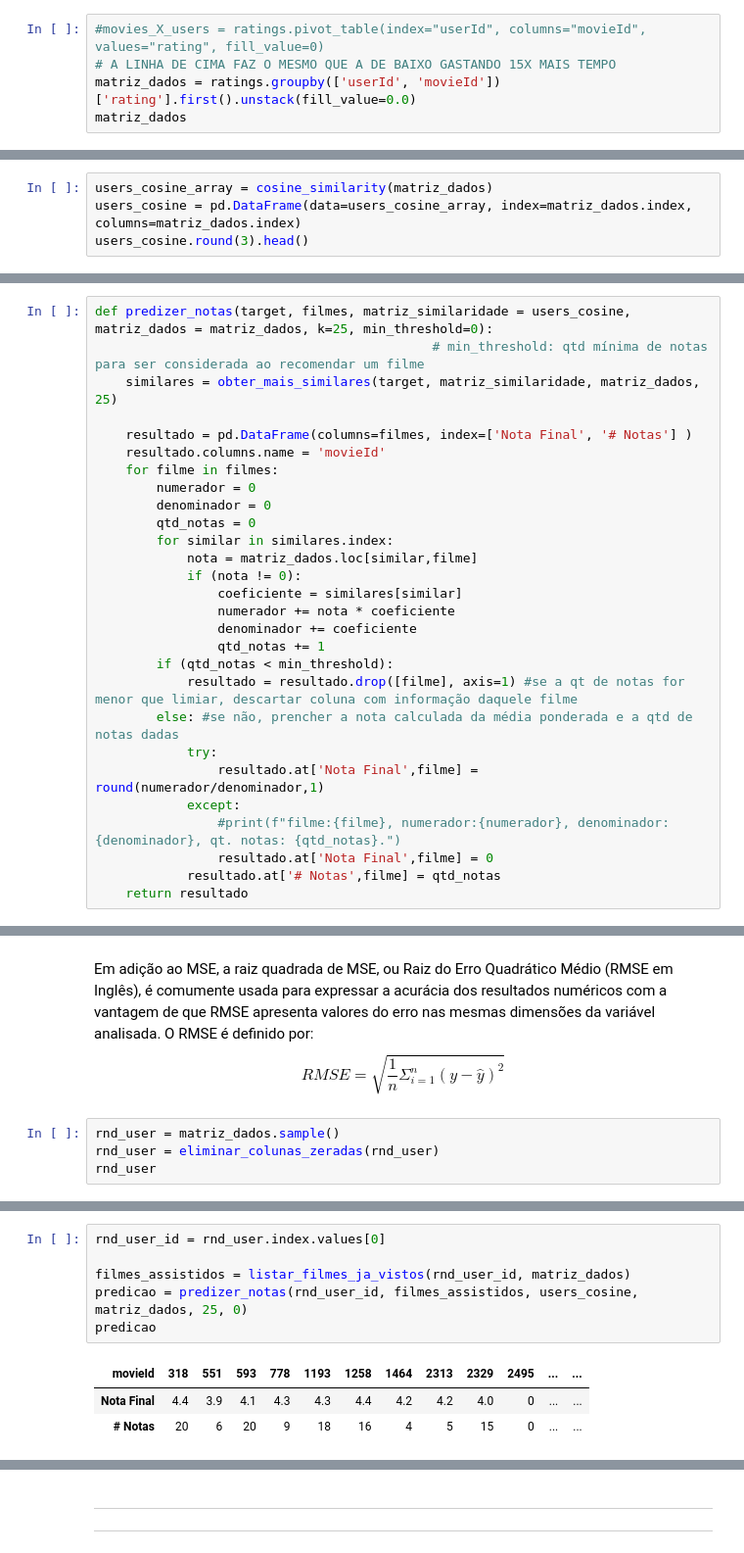
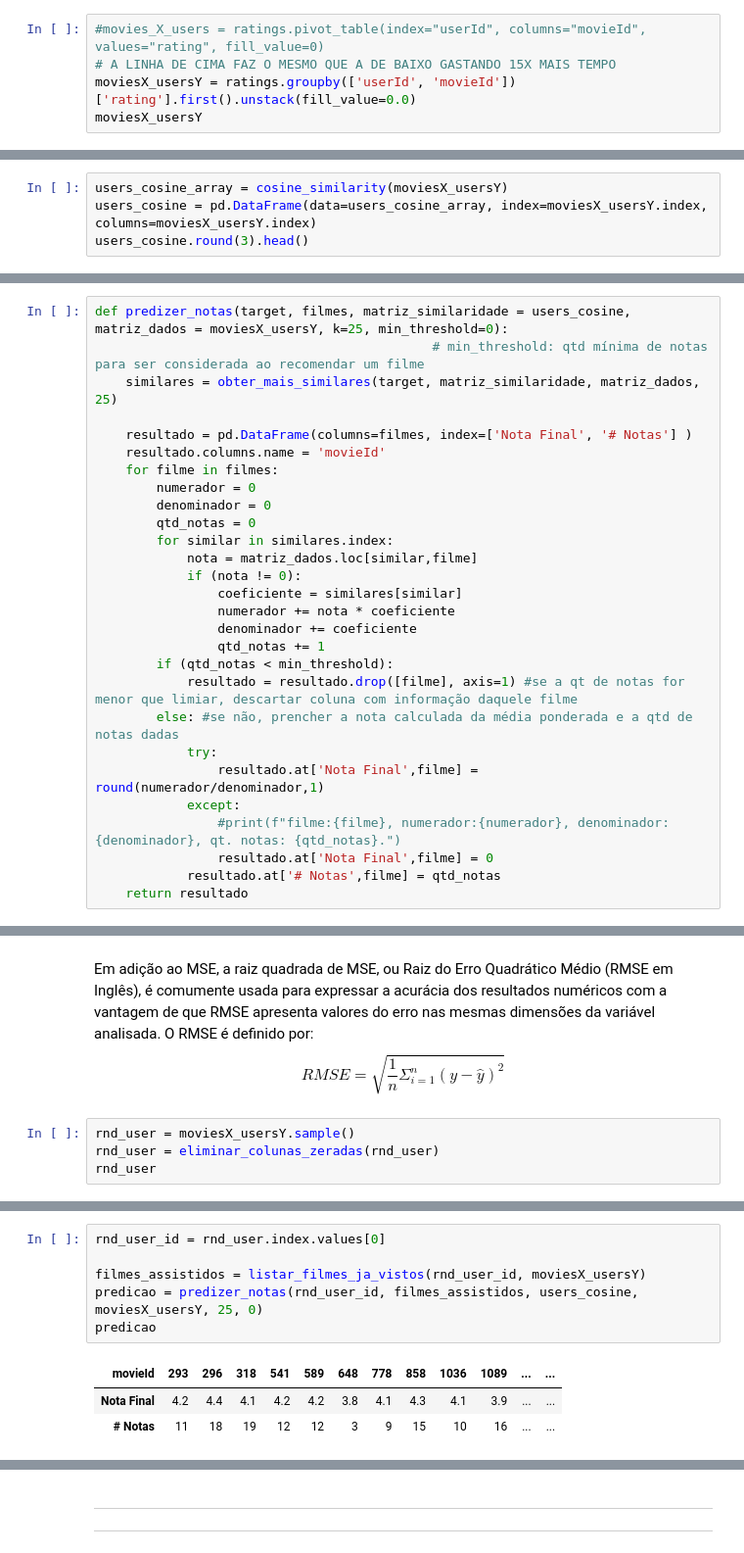
Before and after one commit to xnes/recsys, a Jupyter notebook: rec_sys_apresentacao.ipynb, the cells around one changed output, grey strips where cells are left out. Shown: that part at 98% size. Cells and saved outputs as stored; diff of their text form.

```diff
--- a/rec_sys_apresentacao.ipynb
+++ b/rec_sys_apresentacao.ipynb
@@ -106,8 +106,8 @@ Name: rating, dtype: float64
 # %%
 #movies_X_users = ratings.pivot_table(index="userId", columns="movieId", values="rating", fill_value=0)
 # A LINHA DE CIMA FAZ O MESMO QUE A DE BAIXO GASTANDO 15X MAIS TEMPO
-matriz_dados = ratings.groupby(['userId', 'movieId'])['rating'].first().unstack(fill_value=0.0)
-matriz_dados
+moviesX_usersY = ratings.groupby(['userId', 'movieId'])['rating'].first().unstack(fill_value=0.0)
+moviesX_usersY
 # %% [output]
 | movieId | 1 | 2 | 3 | 4 | 5 | 6 | 7 | 8 | 9 | 10 | ... | ... |
 | userId |  |  |  |  |  |  |  |  |  |  |  | ... |
@@ -144,8 +144,8 @@ Essa medida de similaridade deve seu nome ao fato de ser igual ao cosseno do ân
 Dado 2 vetores, A e B, a similiridade por cosseno, cos($\theta$), é representada pelo produto escalar
 $$\text{cosine similarity} =S_C (x,y):= \cos(\theta) = {\mathbf{x} \cdot \mathbf{y} \over \|\mathbf{x}\| \|\mathbf{y}\|} = \frac{ \sum\limits_{i=1}^{n}{x_i  y_i} }{ \sqrt{\sum\limits_{i=1}^{n}{x_i^2}}  \sqrt{\sum\limits_{i=1}^{n}{y_i^2}} }$$
 # %%
-users_cosine_array = cosine_similarity(matriz_dados)
-users_cosine = pd.DataFrame(data=users_cosine_array, index=matriz_dados.index, columns=matriz_dados.index)
+users_cosine_array = cosine_similarity(moviesX_usersY)
+users_cosine = pd.DataFrame(data=users_cosine_array, index=moviesX_usersY.index, columns=moviesX_usersY.index)
 users_cosine.round(3).head()
 # %% [output]
 | userId | 1 | 2 | 3 | 4 | 5 | 6 | 7 | 8 | 9 | 10 | ... | ... |
@@ -213,7 +213,7 @@ Matriz de filmes não vistos por usuários mais similares: (25, 2328)
     1. Se nota foi dada: somar nota seguindo a fórmula
 $$ notaMédia = {\sum coeficiente * nota \over \sum coeficiente} $$
 # %%
-def predizer_notas(target, filmes, matriz_similaridade = users_cosine, matriz_dados = matriz_dados, k=25, min_threshold=0):
+def predizer_notas(target, filmes, matriz_similaridade = users_cosine, matriz_dados = moviesX_usersY, k=25, min_threshold=0):
                                             # min_threshold: qtd mínima de notas para ser considerada ao recomendar um filme
     similares = obter_mais_similares(target, matriz_similaridade, matriz_dados, 25)
 
@@ -281,7 +281,7 @@ $$ MSE = \frac{1}{n} \Sigma_{i=1}^n({y}-\hat{y})^2 $$
 Em adição ao MSE, a raiz quadrada de MSE, ou Raiz do Erro Quadrático Médio (RMSE em Inglês), é comumente usada para expressar a acurácia dos resultados numéricos com a vantagem de que RMSE apresenta valores do erro nas mesmas dimensões da variável analisada. O RMSE é definido por:
 $$ RMSE = \sqrt{\frac{1}{n} \Sigma_{i=1}^n({y}-\hat{y})^2} $$
 # %%
-rnd_user = matriz_dados.sample()
+rnd_user = moviesX_usersY.sample()
 rnd_user = eliminar_colunas_zeradas(rnd_user)
 rnd_user
 # %% [output]
@@ -292,10 +292,10 @@ rnd_user
 # %%
 rnd_user_id = rnd_user.index.values[0]
 
-filmes_assistidos = listar_filmes_ja_vistos(rnd_user_id, matriz_dados)
-predicao = predizer_notas(rnd_user_id, filmes_assistidos, users_cosine, matriz_dados, 25, 0)
+filmes_assistidos = listar_filmes_ja_vistos(rnd_user_id, moviesX_usersY)
+predicao = predizer_notas(rnd_user_id, filmes_assistidos, users_cosine, moviesX_usersY, 25, 0)
 predicao
 # %% [output]
-| movieId | 318 | 551 | 593 | 778 | 1193 | 1258 | 1464 | 2313 | 2329 | 2495 | ... | ... |
-| Nota Final | 4.4 | 3.9 | 4.1 | 4.3 | 4.3 | 4.4 | 4.2 | 4.2 | 4.0 | 0 | ... | ... |
-| # Notas | 20 | 6 | 20 | 9 | 18 | 16 | 4 | 5 | 15 | 0 | ... | ... |
+| movieId | 293 | 296 | 318 | 541 | 589 | 648 | 778 | 858 | 1036 | 1089 | ... | ... |
+| Nota Final | 4.2 | 4.4 | 4.1 | 4.2 | 4.2 | 3.8 | 4.1 | 4.3 | 4.1 | 3.9 | ... | ... |
+| # Notas | 11 | 18 | 19 | 12 | 12 | 3 | 9 | 15 | 10 | 16 | ... | ... |
```
Also changed, not shown: parts of 25 cells of this notebook.
